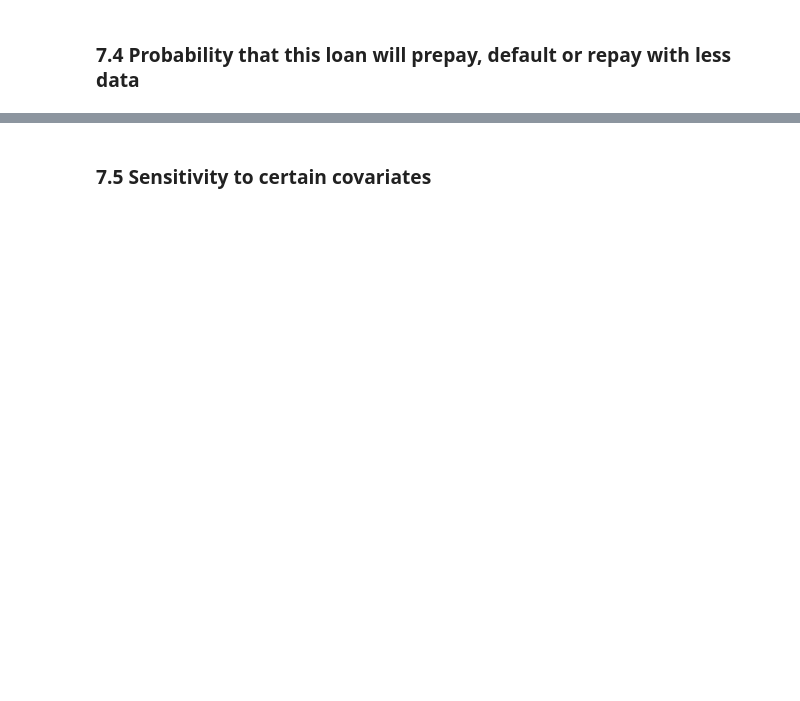
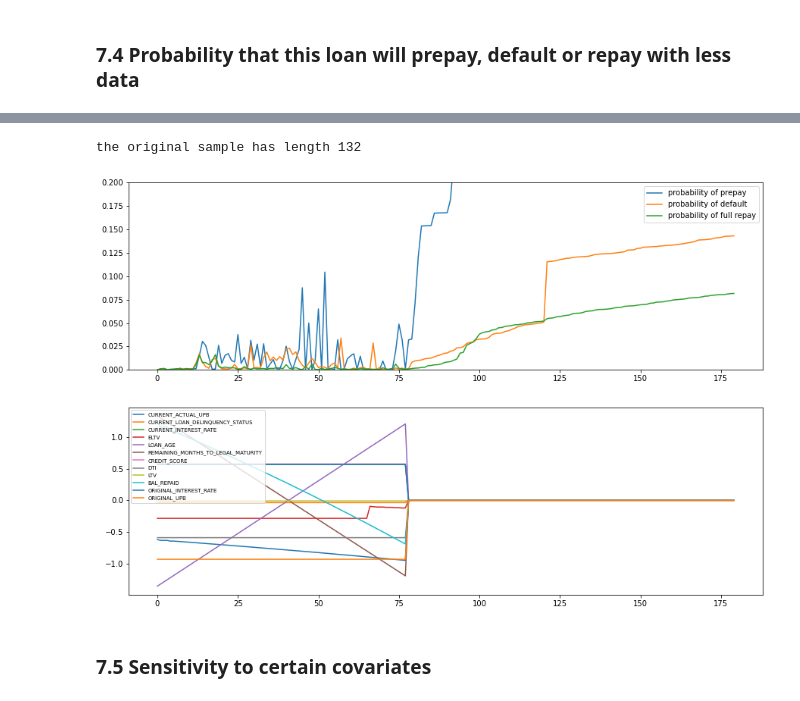
Before and after one commit to madkerpe/poc_ddht_pytorch, a Jupyter notebook: main_FREDDIEMAC.ipynb, the cells around one changed output, grey strips where cells are left out. Saved outputs shown, nothing was run; the diff lists cells and outputs as text; code cells hidden in the pictures; blank space fills up the shorter version.

```diff
--- a/main_FREDDIEMAC.ipynb
+++ b/main_FREDDIEMAC.ipynb
@@ -534,3 +647,59 @@ plot_fht_and_cif(test_first_hitting_time[test_sample_index], shortened_test_batc
+# %%
+test_sample_index = 2
+
+PREDICTION_DEPTH = 6
+
+from utils import plot_dynamic_risk_prediction
+
+#covariates_to_plot = ["CURRENT_INTEREST_RATE", "CURRENT_LOAN_DELINQUENCY_STATUS", "LOAN_AGE"]
+covariates_to_plot = allowed_covariates
+
+probability_of_event_0 = []
+probability_of_event_1 = []
+probability_of_event_2 = []
+covariate_series = []
+
+test_batch_data, test_batch_data_length, test_batch_event, test_batch_tte = next(iter(train_data_loader))
+
+original_test_batch_data = copy.deepcopy(test_batch_data)[test_sample_index].unsqueeze(0).to(DEVICE)
+original_length = copy.deepcopy(test_batch_data_length)[test_sample_index].unsqueeze(0).to(DEVICE)
+
+for covariate in covariates_to_plot:
+    covariate_series.append(test_batch_data[test_sample_index,:,allowed_covariates.index(covariate)].detach().cpu().numpy())
+
+original_length_integer = original_length.squeeze(0).item()
+for evaluation_time in range(original_length_integer):
+
+    delta = original_length_integer - evaluation_time
+    shortened_length = original_length - delta
+
+    test_output, test_first_hitting_time, _ = DDHT(original_test_batch_data, shortened_length)
+    test_first_hitting_time_argmax = test_first_hitting_time.argmax(dim=1)
+    model_event_prediction = test_first_hitting_time_argmax // MAX_LENGTH
+    model_tte_prediction = test_first_hitting_time_argmax % MAX_LENGTH
+
+    probability_of_event_0.append(CIF_K_tau(test_first_hitting_time[0], 0, evaluation_time + PREDICTION_DEPTH, shortened_length[0], MAX_LENGTH).item())
+    probability_of_event_1.append(CIF_K_tau(test_first_hitting_time[0], 1, evaluation_time + PREDICTION_DEPTH, shortened_length[0], MAX_LENGTH).item())
+    probability_of_event_2.append(CIF_K_tau(test_first_hitting_time[0], 2, evaluation_time + PREDICTION_DEPTH, shortened_length[0], MAX_LENGTH).item())
+
+test_output, test_first_hitting_time, _ = DDHT(original_test_batch_data, original_length)
+test_first_hitting_time_argmax = test_first_hitting_time.argmax(dim=1)
+model_event_prediction = test_first_hitting_time_argmax // MAX_LENGTH
+model_tte_prediction = test_first_hitting_time_argmax % MAX_LENGTH
+
+for evaluation_time in range(original_length_integer, MAX_LENGTH):
+    probability_of_event_0.append(CIF_K_tau(test_first_hitting_time[0], 0, evaluation_time, original_length[0], MAX_LENGTH).item())
+    probability_of_event_1.append(CIF_K_tau(test_first_hitting_time[0], 1, evaluation_time, original_length[0], MAX_LENGTH).item())
+    probability_of_event_2.append(CIF_K_tau(test_first_hitting_time[0], 2, evaluation_time, original_length[0], MAX_LENGTH).item())
+
+print("the original sample has length %d" % shortened_batch_data_length[test_sample_index])
+
+PLOT_LENGTH = MAX_LENGTH
+DATA_LENGTH = original_length_integer
+plot_dynamic_risk_prediction(probability_of_event_0, probability_of_event_1, probability_of_event_2, covariates_to_plot, covariate_series, DATA_LENGTH, PLOT_LENGTH, MAX_LENGTH)
+# %% [output]
+the original sample has length 132
+[figure, added]
 # %% [markdown]
 ### 7.5 Sensitivity to certain covariates
 # %%
```
Also changed, not shown: parts of 23 cells of this notebook, 1 other file.
